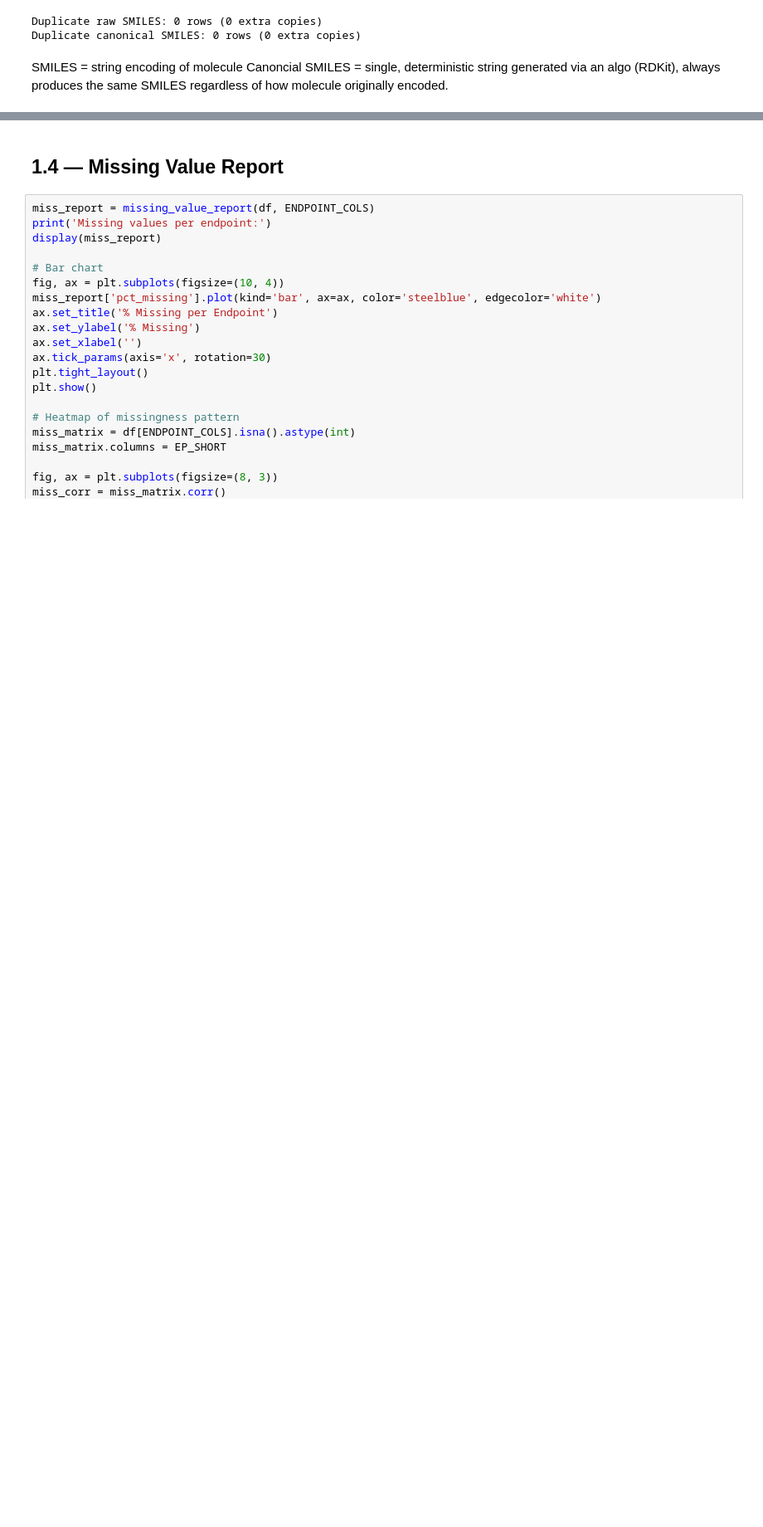
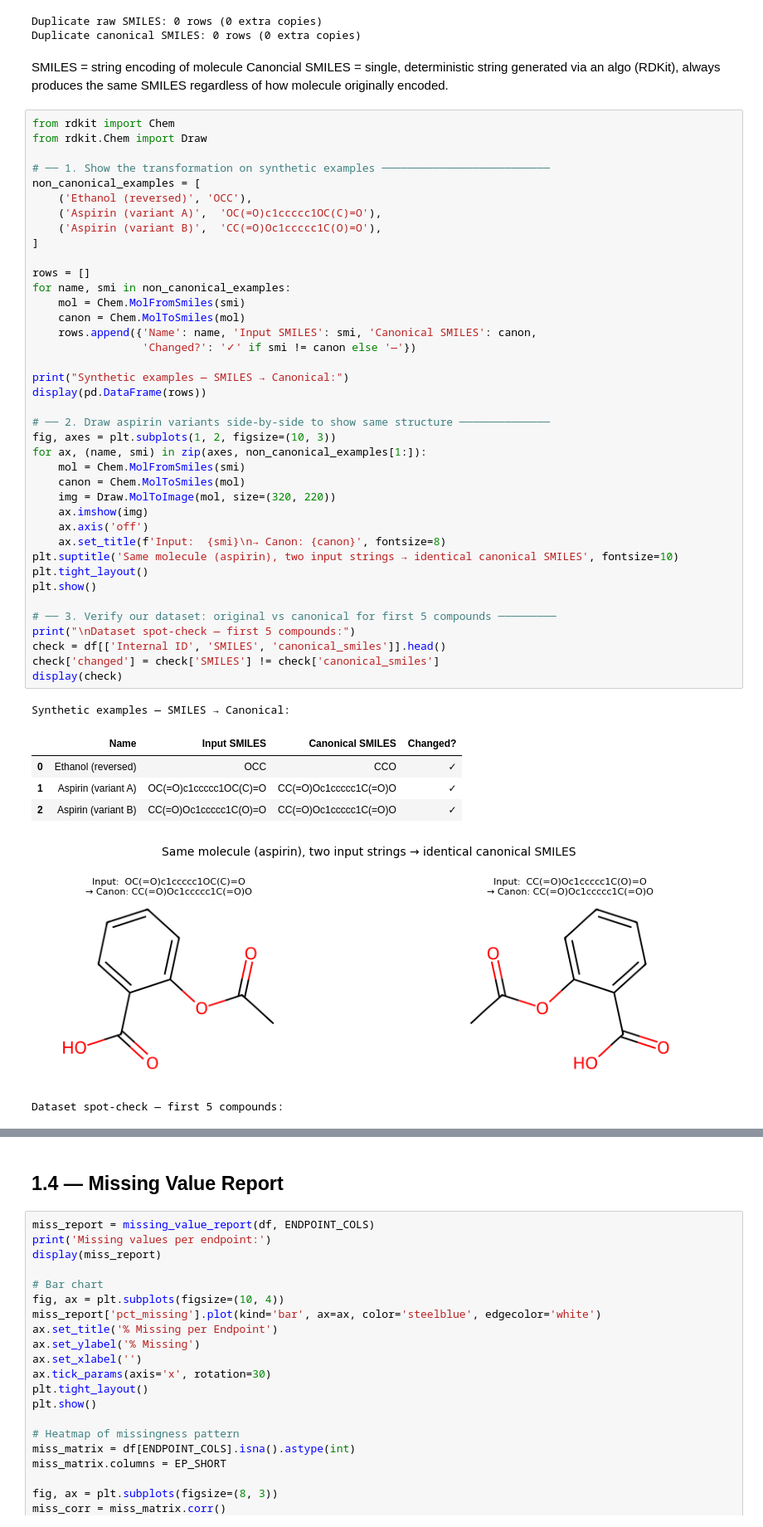
Before and after one commit to Zarif-S/uniq-plus-data-quantity-noise-qsar, a Jupyter notebook: notebooks/01_adme_eda_baseline.ipynb, the cells around one changed output, grey strips where cells are left out. Shown at 83% size. Saved outputs shown, nothing was run; the diff lists cells and outputs as text; blank space fills up the shorter version.

```diff
--- a/notebooks/01_adme_eda_baseline.ipynb
+++ b/notebooks/01_adme_eda_baseline.ipynb
@@ -120,3 +120,50 @@ Duplicate canonical SMILES: 0 rows (0 extra copies)
 # %% [markdown]
 SMILES = string encoding of molecule
 Canoncial SMILES = single, deterministic string generated via an algo (RDKit), always produces the same SMILES regardless of how molecule originally encoded.
+# %%
+from rdkit import Chem
+from rdkit.Chem import Draw
+
+# ── 1. Show the transformation on synthetic examples ──────────────────────────
+non_canonical_examples = [
+    ('Ethanol (reversed)', 'OCC'),
+    ('Aspirin (variant A)',  'OC(=O)c1ccccc1OC(C)=O'),
+    ('Aspirin (variant B)',  'CC(=O)Oc1ccccc1C(O)=O'),
+]
+
+rows = []
+for name, smi in non_canonical_examples:
+    mol = Chem.MolFromSmiles(smi)
+    canon = Chem.MolToSmiles(mol)
+    rows.append({'Name': name, 'Input SMILES': smi, 'Canonical SMILES': canon,
+                 'Changed?': '✓' if smi != canon else '—'})
+
+print("Synthetic examples — SMILES → Canonical:")
+display(pd.DataFrame(rows))
+
+# ── 2. Draw aspirin variants side-by-side to show same structure ──────────────
+fig, axes = plt.subplots(1, 2, figsize=(10, 3))
+for ax, (name, smi) in zip(axes, non_canonical_examples[1:]):
+    mol = Chem.MolFromSmiles(smi)
+    canon = Chem.MolToSmiles(mol)
+    img = Draw.MolToImage(mol, size=(320, 220))
+    ax.imshow(img)
+    ax.axis('off')
+    ax.set_title(f'Input:  {smi}\n→ Canon: {canon}', fontsize=8)
+plt.suptitle('Same molecule (aspirin), two input strings → identical canonical SMILES', fontsize=10)
+plt.tight_layout()
+plt.show()
+
+# ── 3. Verify our dataset: original vs canonical for first 5 compounds ─────────
+print("\nDataset spot-check — first 5 compounds:")
+check = df[['Internal ID', 'SMILES', 'canonical_smiles']].head()
+check['changed'] = check['SMILES'] != check['canonical_smiles']
+display(check)
+# %% [output]
+Synthetic examples — SMILES → Canonical:
+|  | Name | Input SMILES | Canonical SMILES | Changed? |
+| 0 | Ethanol (reversed) | OCC | CCO | ✓ |
+| 1 | Aspirin (variant A) | OC(=O)c1ccccc1OC(C)=O | CC(=O)Oc1ccccc1C(=O)O | ✓ |
+| 2 | Aspirin (variant B) | CC(=O)Oc1ccccc1C(O)=O | CC(=O)Oc1ccccc1C(=O)O | ✓ |
+[figure, added]
+Dataset spot-check — first 5 compounds:
```
Also changed, not shown: parts of 18 cells of this notebook, 4 other files.
